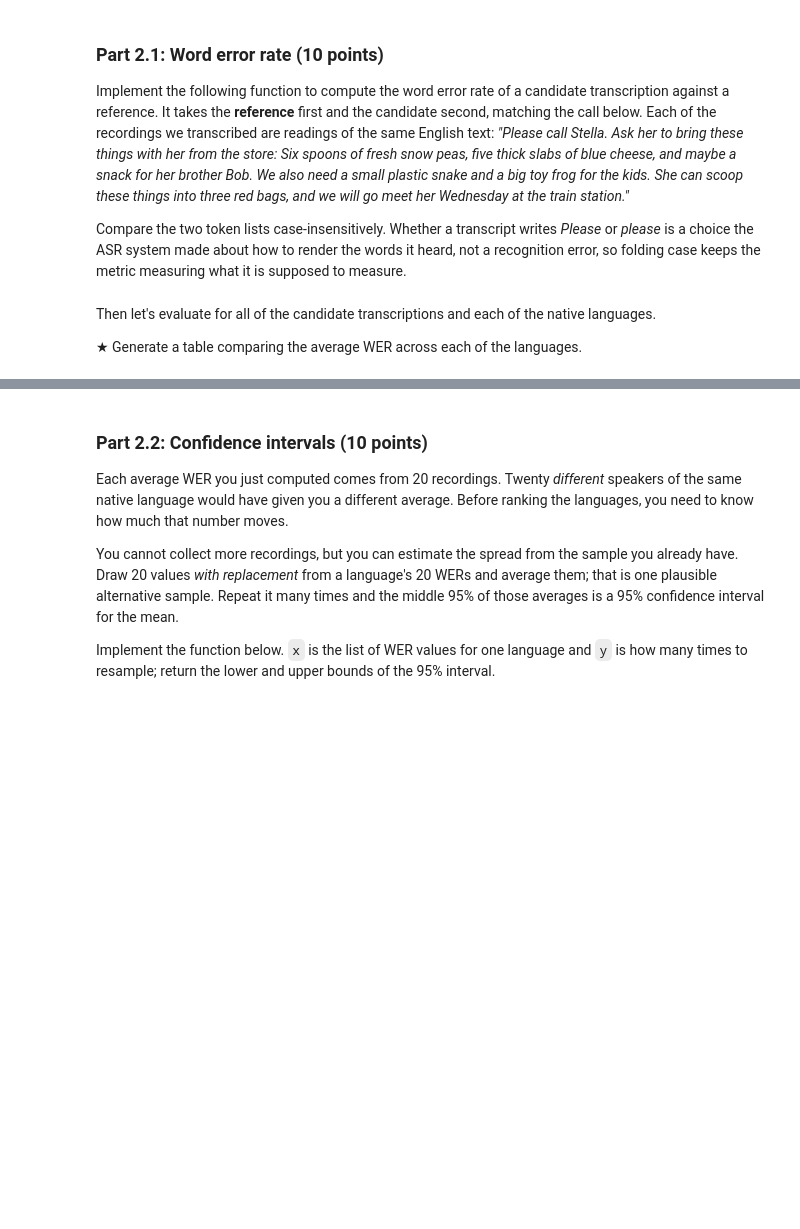
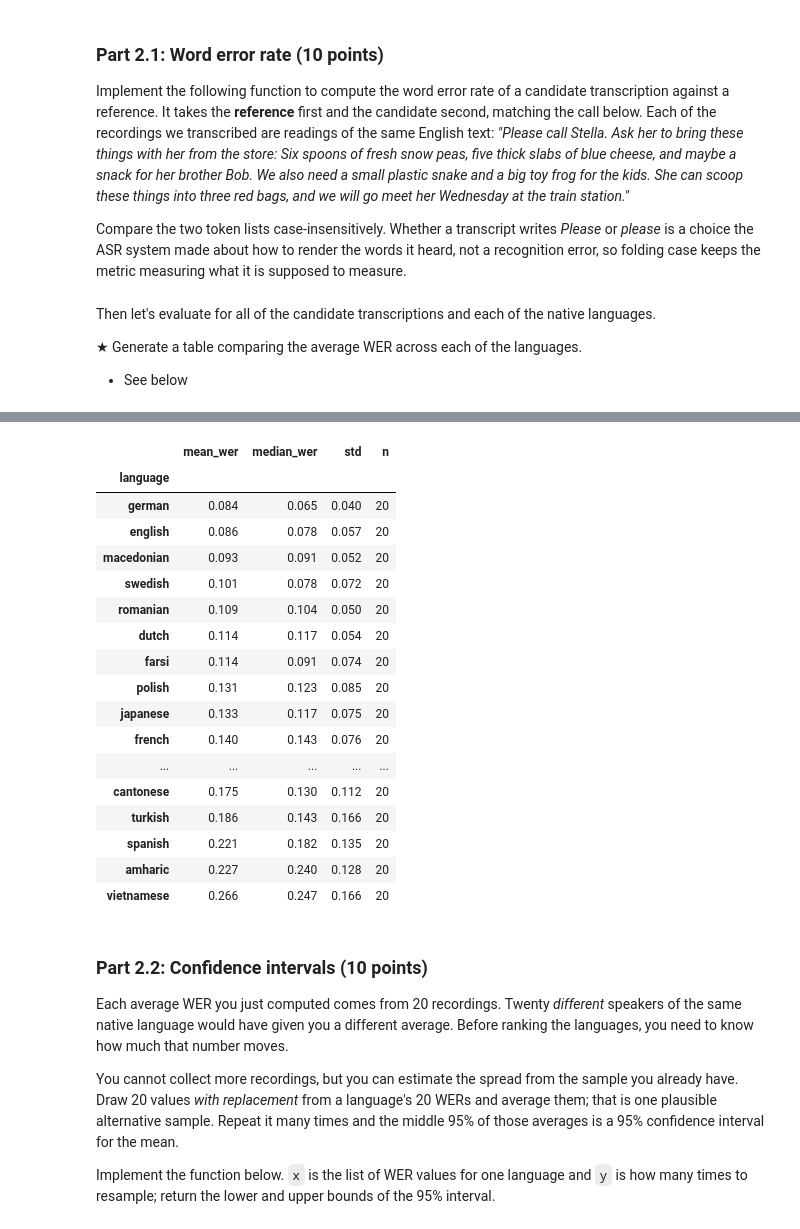
Before and after one commit to leomcgrath/CS282A-Deep-Neural-Networks, a Jupyter notebook: HW1.ipynb, the cells around one changed output, grey strips where cells are left out. Cells and saved outputs as stored; diff of their text form; code cells hidden in the pictures; blank space fills up the shorter version.

```diff
--- a/HW1.ipynb
+++ b/HW1.ipynb
@@ -868,15 +868,30 @@ words it heard, not a recognition error, so folding case keeps the metric
 measuring what it is supposed to measure.
 # %%
 def part2_1(x: list[str], y: list[str]) -> float:
-    # TODO: Implement this function.
-    # note: x is the tokenised reference and y is the tokenised candidate.
-    # The word error rate is normalised by the length of the reference, so
-    # getting these the wrong way round gives a plausible-looking wrong answer.
-    pass
+    # x = tokenised reference, y = tokenised candidate
+    ref = [t.lower() for t in x]
+    hyp = [t.lower() for t in y]
+    if len(ref) == 0:
+        return 0.0 if len(hyp) == 0 else float("inf")
+
+    # Word-level Levenshtein distance, one row at a time
+    prev = list(range(len(hyp) + 1))
+    for i in range(1, len(ref) + 1):
+        curr = [i] + [0] * len(hyp)
+        for j in range(1, len(hyp) + 1):
+            cost = 0 if ref[i - 1] == hyp[j - 1] else 1
+            curr[j] = min(prev[j] + 1,          # deletion
+                          curr[j - 1] + 1,      # insertion
+                          prev[j - 1] + cost)   # substitution / match
+        prev = curr
+
+    # (S + D + I) / N, normalised by the reference length
+    return prev[-1] / len(ref)
 # %% [markdown]
 Then let's evaluate for all of the candidate transcriptions and each of the native languages.
 
 ★ Generate a table comparing the average WER across each of the languages.
+- See below
 # %%
 import nltk
 nltk.download('punkt_tab')
@@ -895,3 +910,14 @@ for language, transcripts in transcriptions.items():
 save_results(language_wers, "results/language_wers.json")
 
 # TODO: Scratch space for computing average WER and generating a table to compare across native languages.
+rows = [(lang, w) for lang, wers in language_wers.items() for w in wers]
+df = pd.DataFrame(rows, columns=["language", "wer"])
+
+wer_table = (
+    df.groupby("language")["wer"]
+      .agg(mean_wer="mean", median_wer="median", std="std", n="count")
+      .sort_values("mean_wer")
+      .round(3)
+)
+wer_table
+# %% [output]
@@ -898,3 +926,21 @@ save_results(language_wers, "results/language_wers.json")
+|  | mean_wer | median_wer | std | n |
+| language |  |  |  |  |
+| german | 0.084 | 0.065 | 0.040 | 20 |
+| english | 0.086 | 0.078 | 0.057 | 20 |
+| macedonian | 0.093 | 0.091 | 0.052 | 20 |
+| swedish | 0.101 | 0.078 | 0.072 | 20 |
+| romanian | 0.109 | 0.104 | 0.050 | 20 |
+| dutch | 0.114 | 0.117 | 0.054 | 20 |
+| farsi | 0.114 | 0.091 | 0.074 | 20 |
+| polish | 0.131 | 0.123 | 0.085 | 20 |
+| japanese | 0.133 | 0.117 | 0.075 | 20 |
+| french | 0.140 | 0.143 | 0.076 | 20 |
+| ... | ... | ... | ... | ... |
+| cantonese | 0.175 | 0.130 | 0.112 | 20 |
+| turkish | 0.186 | 0.143 | 0.166 | 20 |
+| spanish | 0.221 | 0.182 | 0.135 | 20 |
+| amharic | 0.227 | 0.240 | 0.128 | 20 |
+| vietnamese | 0.266 | 0.247 | 0.166 | 20 |
 # %% [markdown]
 ### Part 2.2: Confidence intervals (10 points)
 
```
Also changed, not shown: parts of 20 cells of this notebook.
